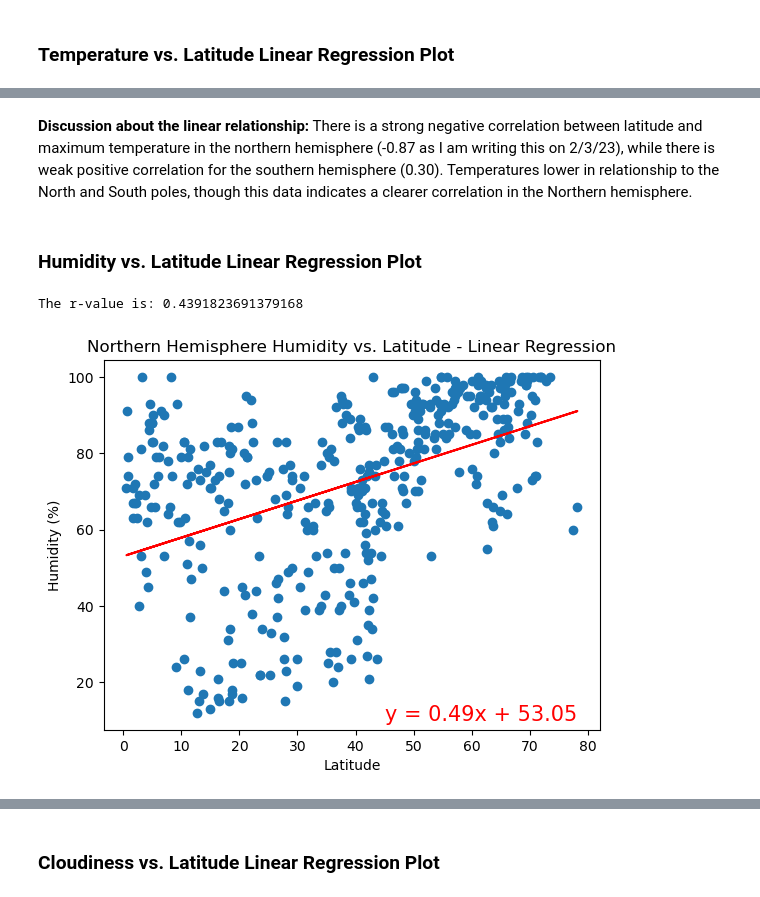
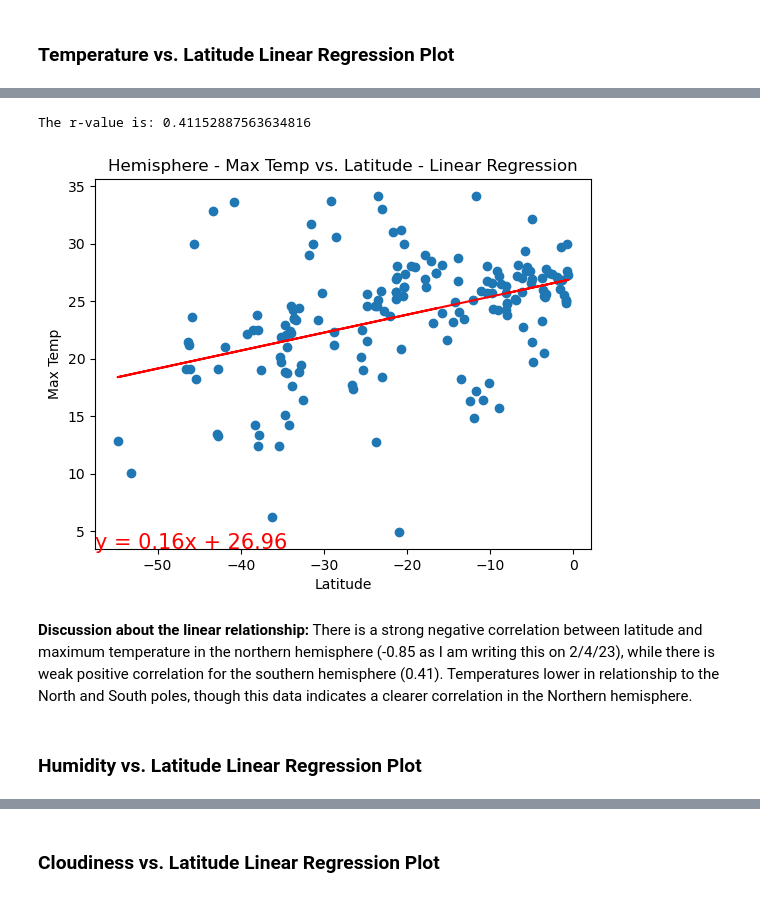
Before and after one commit to drainlm/python-api-challenge, a Jupyter notebook: homework/WeatherPy.ipynb, the cells around one changed output, grey strips where cells are left out. Drawn from its saved outputs; the diff is of its cells as text; code cells hidden in the pictures.

```diff
--- a/homework/WeatherPy.ipynb
+++ b/homework/WeatherPy.ipynb
@@ -368,33 +338,10 @@ The r-value is: 0.29918770148134277
+# %%
+# Linear regression on Southern Hemisphere
+linear_regression_plot(southern_hemi_df, 'Lat', 'Max Temp')
+# %% [output]
+The r-value is: 0.41152887563634816
+[figure, added]
 # %% [markdown]
-**Discussion about the linear relationship:** There is a strong negative correlation between latitude and maximum temperature in the northern hemisphere (-0.87 as I am writing this on 2/3/23), while there is weak positive correlation for the southern hemisphere (0.30). Temperatures lower in relationship to the North and South poles, though this data indicates a clearer correlation in the Northern hemisphere.
+**Discussion about the linear relationship:** There is a strong negative correlation between latitude and maximum temperature in the northern hemisphere (-0.85 as I am writing this on 2/4/23), while there is weak positive correlation for the southern hemisphere (0.41). Temperatures lower in relationship to the North and South poles, though this data indicates a clearer correlation in the Northern hemisphere.
 # %% [markdown]
 ### Humidity vs. Latitude Linear Regression Plot
-# %%
-# Northern Hemisphere Humidity vs. Latitude Linear Regression Plot
-x_values = northern_hemi_df["Lat"]
-y_values = northern_hemi_df["Humidity"]
-
-# Perform linear regression
-(slope, intercept, rvalue, pvalue, stderr) = linregress(x_values, y_values)
-regress_values = x_values * slope + intercept
-line_eq = "y = " + str(round(slope,2)) + "x + " + str(round(intercept,2))
-
-# Create plot
-plt.scatter(x_values, y_values)
-plt.plot(x_values, regress_values, "r-")
-plt.annotate(line_eq, (45, 10), fontsize=15, color="red")
-
-
-# Incorporate graph properties
-plt.title("Northern Hemisphere Humidity vs. Latitude - Linear Regression")
-plt.xlabel("Latitude")
-plt.ylabel("Humidity (%)")
-
-#Print the R Value
-print(f"The r-value is: {rvalue}")
-
-# Show plot
-plt.show()
-# %% [output]
-The r-value is: 0.4391823691379168
-[figure, removed]
```
Also changed, not shown: parts of 30 cells of this notebook, 6 other files.
